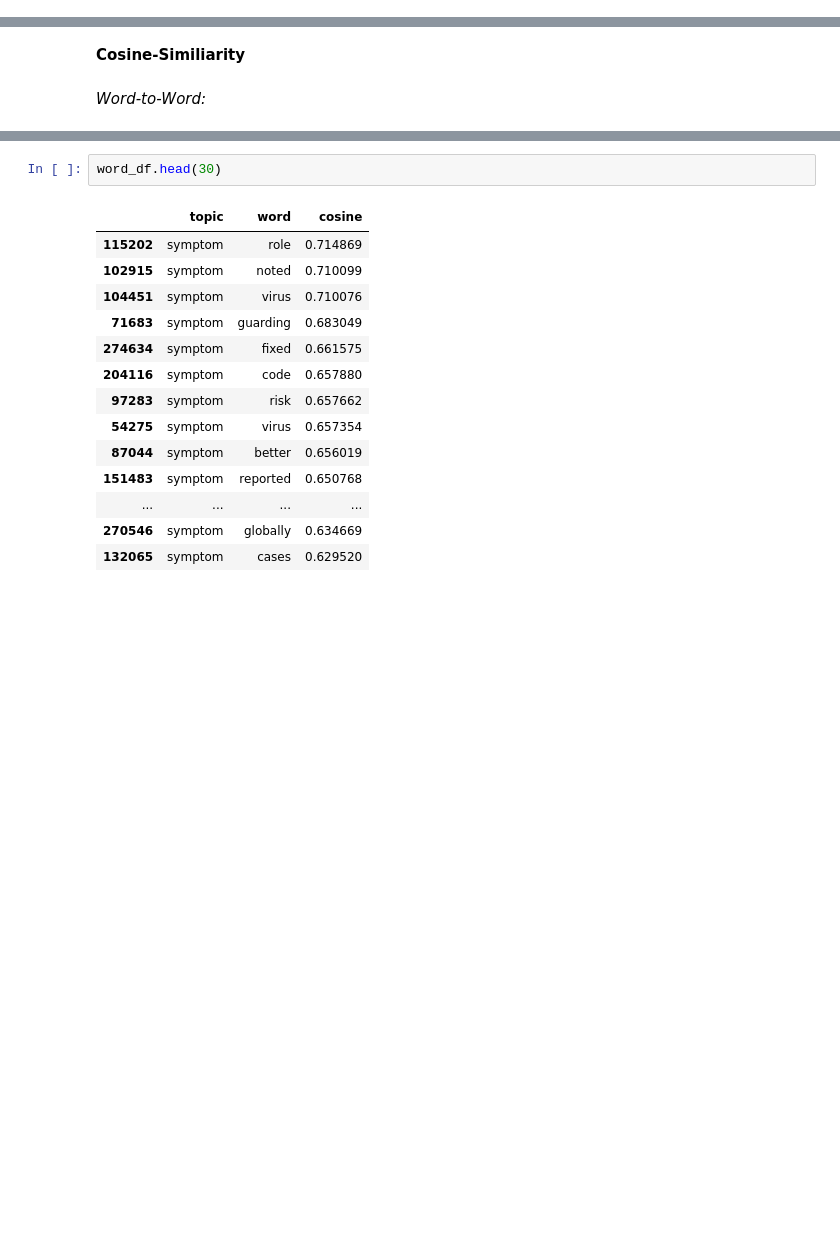
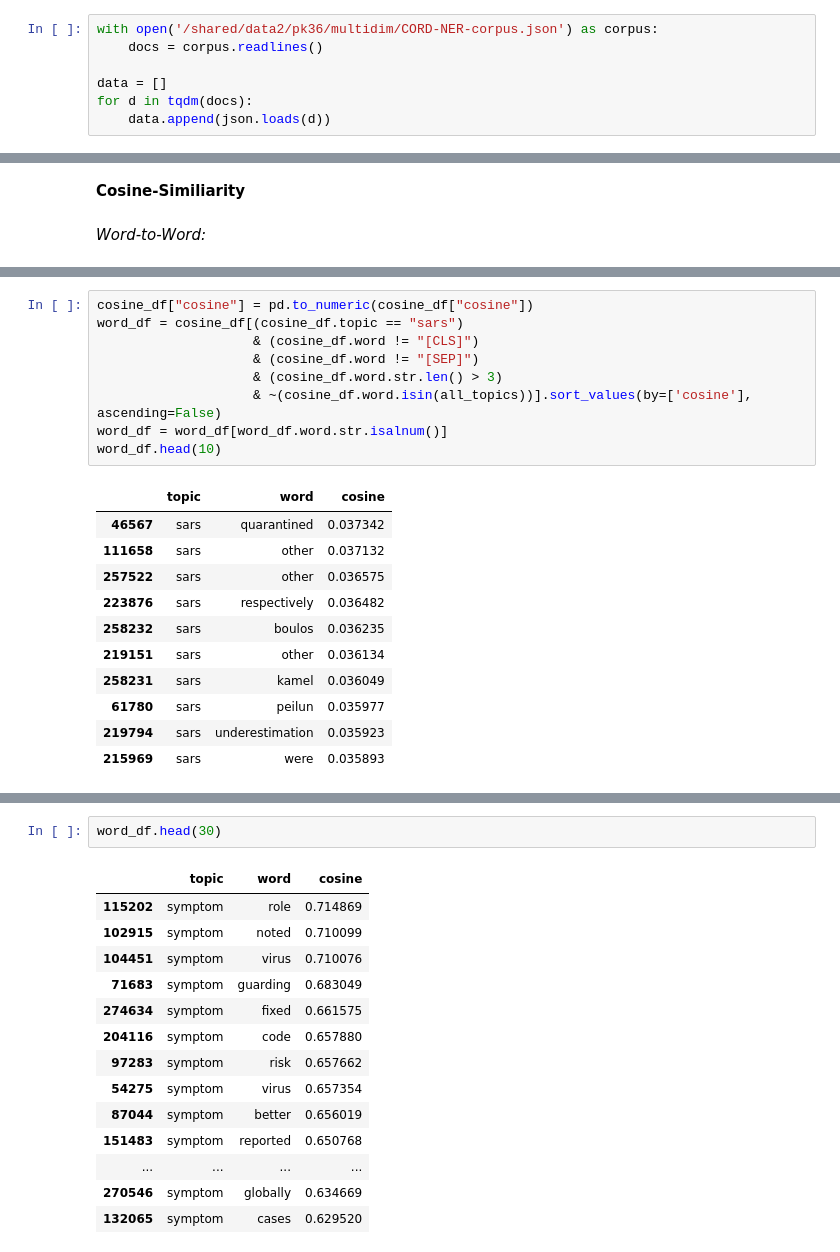
Before and after one commit to pkargupta/multidimsearch, a Jupyter notebook: main.ipynb, the cells around one changed output, grey strips where cells are left out. Saved outputs shown, nothing was run; the diff lists cells and outputs as text; blank space fills up the shorter version.

```diff
--- a/main.ipynb
+++ b/main.ipynb
@@ -21,0 +27,7 @@ Some weights of the model checkpoint at bert-base-uncased were not used when ini
+# %%
+with open('/shared/data2/pk36/multidim/CORD-NER-corpus.json') as corpus:
+    docs = corpus.readlines()
+
+data = []
+for d in tqdm(docs):
+    data.append(json.loads(d))
@@ -230,0 +391,21 @@ cosine_df
+# %%
+cosine_df["cosine"] = pd.to_numeric(cosine_df["cosine"])
+word_df = cosine_df[(cosine_df.topic == "sars")
+                    & (cosine_df.word != "[CLS]")
+                    & (cosine_df.word != "[SEP]")
+                    & (cosine_df.word.str.len() > 3)
+                    & ~(cosine_df.word.isin(all_topics))].sort_values(by=['cosine'], ascending=False)
+word_df = word_df[word_df.word.str.isalnum()]
+word_df.head(10)
+# %% [output]
+|  | topic | word | cosine |
+| 46567 | sars | quarantined | 0.037342 |
+| 111658 | sars | other | 0.037132 |
+| 257522 | sars | other | 0.036575 |
+| 223876 | sars | respectively | 0.036482 |
+| 258232 | sars | boulos | 0.036235 |
+| 219151 | sars | other | 0.036134 |
+| 258231 | sars | kamel | 0.036049 |
+| 61780 | sars | peilun | 0.035977 |
+| 219794 | sars | underestimation | 0.035923 |
+| 215969 | sars | were | 0.035893 |
```
Also changed, not shown: parts of 22 cells of this notebook.
